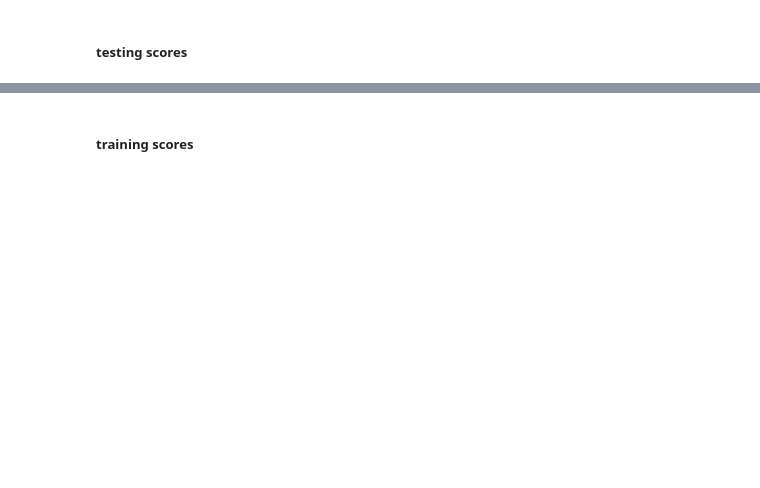
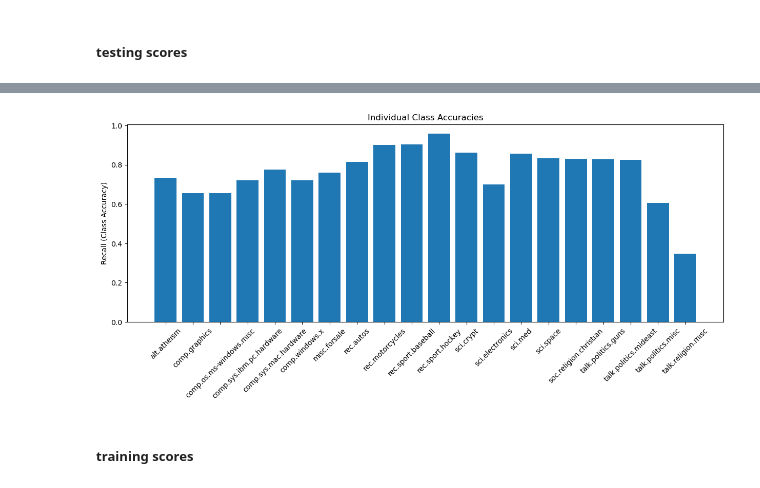
Before and after one commit to yino-Wang/Text-Classification-Na-ve-Bayes-Classifiers-, a Jupyter notebook: lab-assessment-task1.ipynb, the cells around one changed output, grey strips where cells are left out. Saved outputs shown, nothing was run; the diff lists cells and outputs as text; code cells hidden in the pictures; blank space fills up the shorter version.

```diff
--- a/lab-assessment-task1.ipynb
+++ b/lab-assessment-task1.ipynb
@@ -366,0 +460,6 @@ print(classification_report(Y_test, Y_predict))
+# %%
+print("\n The recall report is as follows:\n")
+report = classification_report(Y_test, Y_predict, output_dict=True)
+for class_name, metrics in report.items():
+    if class_name not in ['accuracy', 'macro avg', 'weighted avg']:
+        print(f"{class_name}: {metrics['recall']:.2f}")
@@ -367,3 +484,16 @@ print(classification_report(Y_test, Y_predict))
+# %%
+plt.figure(figsize=(15,5))
+recalls = [metrics['recall'] for class_name, metrics in report.items()
+           if class_name not in ['accuracy', 'macro avg', 'weighted avg']]
+classes = [class_name for class_name in report.keys()
+           if class_name not in ['accuracy', 'macro avg', 'weighted avg']]
+plt.bar(classes, recalls)
+plt.xticks(rotation=45)
+plt.ylabel('Recall (Class Accuracy)')
+plt.title('Individual Class Accuracies')
+plt.show()
+# %% [output]
+[figure, added]
 # %% [markdown]
 ##### training scores
 # %%
```
Also changed, not shown: parts of 28 cells of this notebook.
